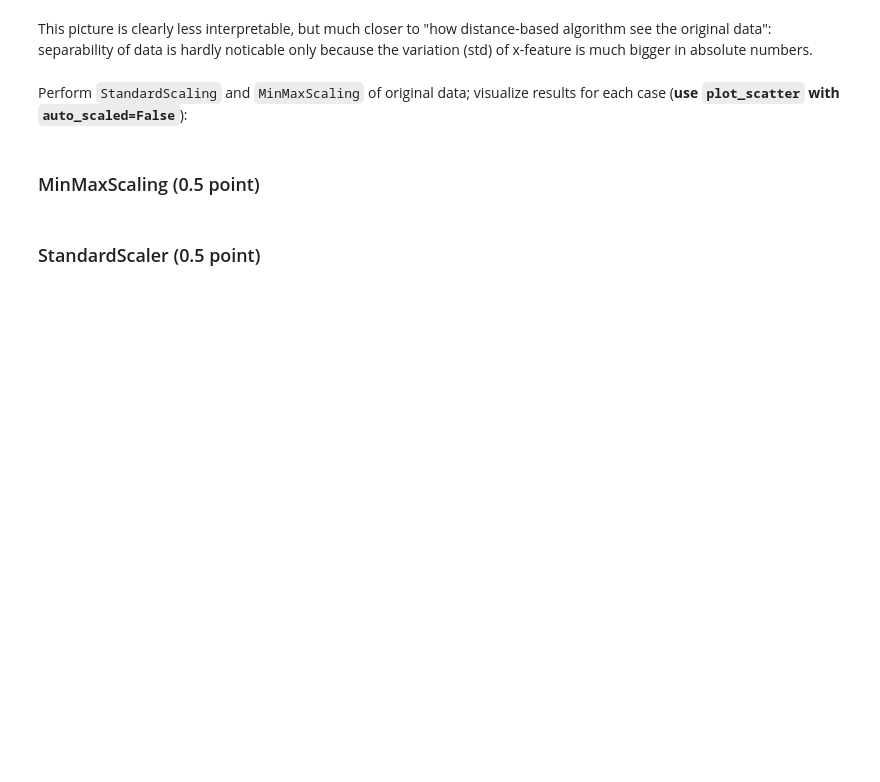
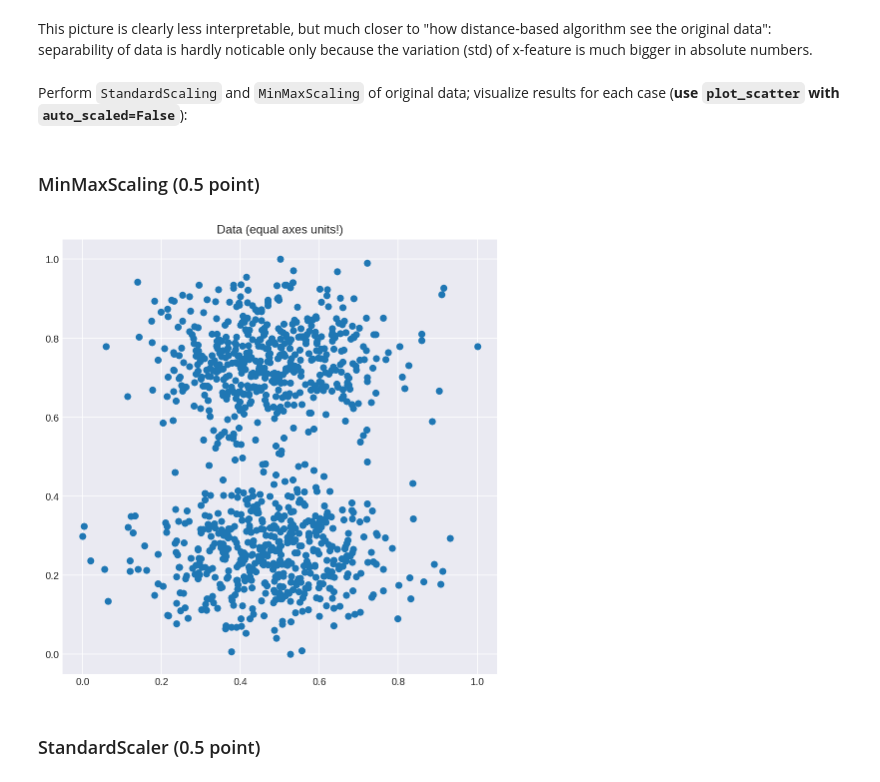
Before and after one commit to AndreiChenchik/ml-intro, a Jupyter notebook: 6_feature_engineering_selection/homework.ipynb, the cells around one changed output. Saved outputs shown, nothing was run; the diff lists cells and outputs as text; code cells hidden in the pictures; blank space fills up the shorter version.

```diff
--- a/6_feature_engineering_selection/homework.ipynb
+++ b/6_feature_engineering_selection/homework.ipynb
@@ -118,2 +134,7 @@ Perform `StandardScaling` and `MinMaxScaling` of original data; visualize result
+# %%
+minmax_scaled = MinMaxScaler().fit_transform(data)
+plot_scatter(minmax_scaled[:, 0], minmax_scaled[:, 1], auto_scaled=False , title='Data (equal axes units!)')
+# %% [output]
+[figure, added]
 # %% [markdown]
 ### StandardScaler (0.5 point)
```
Also changed, not shown: parts of 34 cells of this notebook.
